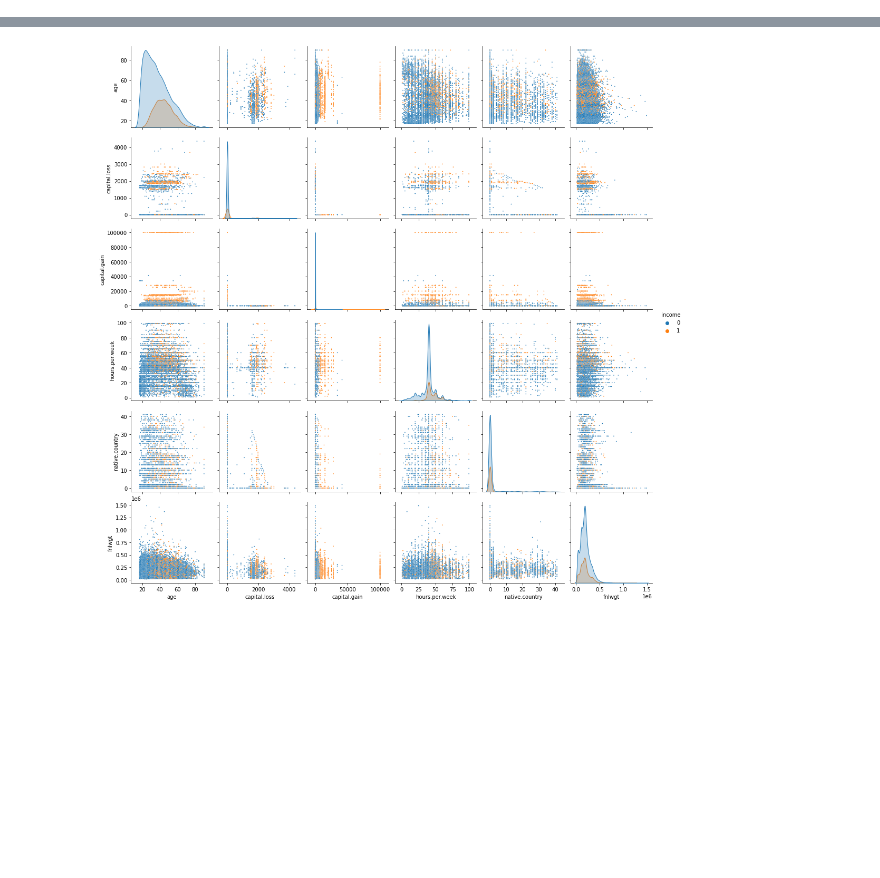
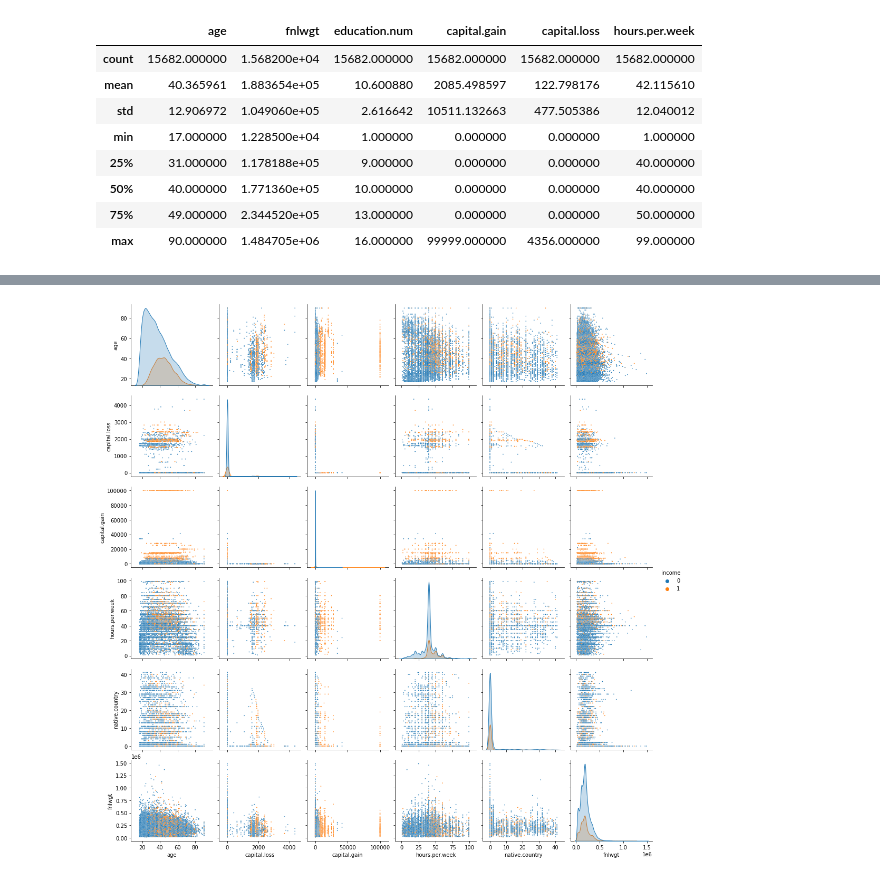
Before and after one commit to artkuzmics/NeuralNetwork, a Jupyter notebook: NN.ipynb, the cells around one changed output, grey strips where cells are left out. Saved outputs shown, nothing was run; the diff lists cells and outputs as text; code cells hidden in the pictures; blank space fills up the shorter version.

```diff
--- a/NN.ipynb
+++ b/NN.ipynb
@@ -84,0 +57,8 @@ X_train, X_test, y_train, y_test = train_test_split(rescaledX,y.to_numpy(),test_
+# %%
+display(X.isnull().sum())
+"""
+Imputation
+"""
+null_columns =['workclass','occupation','native.country']
+for i in null_columns:
+    X.fillna(X[i].mode()[0], inplace=True)
@@ -84,0 +101,20 @@ X_train, X_test, y_train, y_test = train_test_split(rescaledX,y.to_numpy(),test_
+# %%
+import copy
+
+X_fac = copy.deepcopy(X)
+
+X_fac["sex"], u = pd.factorize(X["sex"])
+X_fac["race"], u = pd.factorize(X["race"])
+X_fac["workclass"], u = pd.factorize(X["workclass"])
+X_fac["native.country"], u = pd.factorize(X["native.country"])
+X_fac["occupation"], u = pd.factorize(X["occupation"])
+X_fac["relationship"], u = pd.factorize(X["relationship"])
+X_fac["education"], u = pd.factorize(X["education"])
+X['marital.status'] = X['marital.status'].replace(['Never-married', 'Divorced', 'Separated', 'Widowed'], 'Single')
+X['marital.status'] = X['marital.status'].replace(['Married-civ-spouse', 'Married-spouse-absent', 'Married-AF-spouse'], 'Married')
+X_fac['marital.status'] = X['marital.status'].map({'Married':1, 'Single':0})
+
+
+
+print(X_fac)
+print(u)
@@ -84,0 +139,12 @@ X_train, X_test, y_train, y_test = train_test_split(rescaledX,y.to_numpy(),test_
+# %%
+X.describe()
+# %% [output]
+|  | age | fnlwgt | education.num | capital.gain | capital.loss | hours.per.week |
+| count | 15682.000000 | 1.568200e+04 | 15682.000000 | 15682.000000 | 15682.000000 | 15682.000000 |
+| mean | 40.365961 | 1.883654e+05 | 10.600880 | 2085.498597 | 122.798176 | 42.115610 |
+| std | 12.906972 | 1.049060e+05 | 2.616642 | 10511.132663 | 477.505386 | 12.040012 |
+| min | 17.000000 | 1.228500e+04 | 1.000000 | 0.000000 | 0.000000 | 1.000000 |
+| 25% | 31.000000 | 1.178188e+05 | 9.000000 | 0.000000 | 0.000000 | 40.000000 |
+| 50% | 40.000000 | 1.771360e+05 | 10.000000 | 0.000000 | 0.000000 | 40.000000 |
+| 75% | 49.000000 | 2.344520e+05 | 13.000000 | 0.000000 | 0.000000 | 50.000000 |
+| max | 90.000000 | 1.484705e+06 | 16.000000 | 99999.000000 | 4356.000000 | 99.000000 |
```
Also changed, not shown: parts of 13 cells of this notebook, 3 other files.
